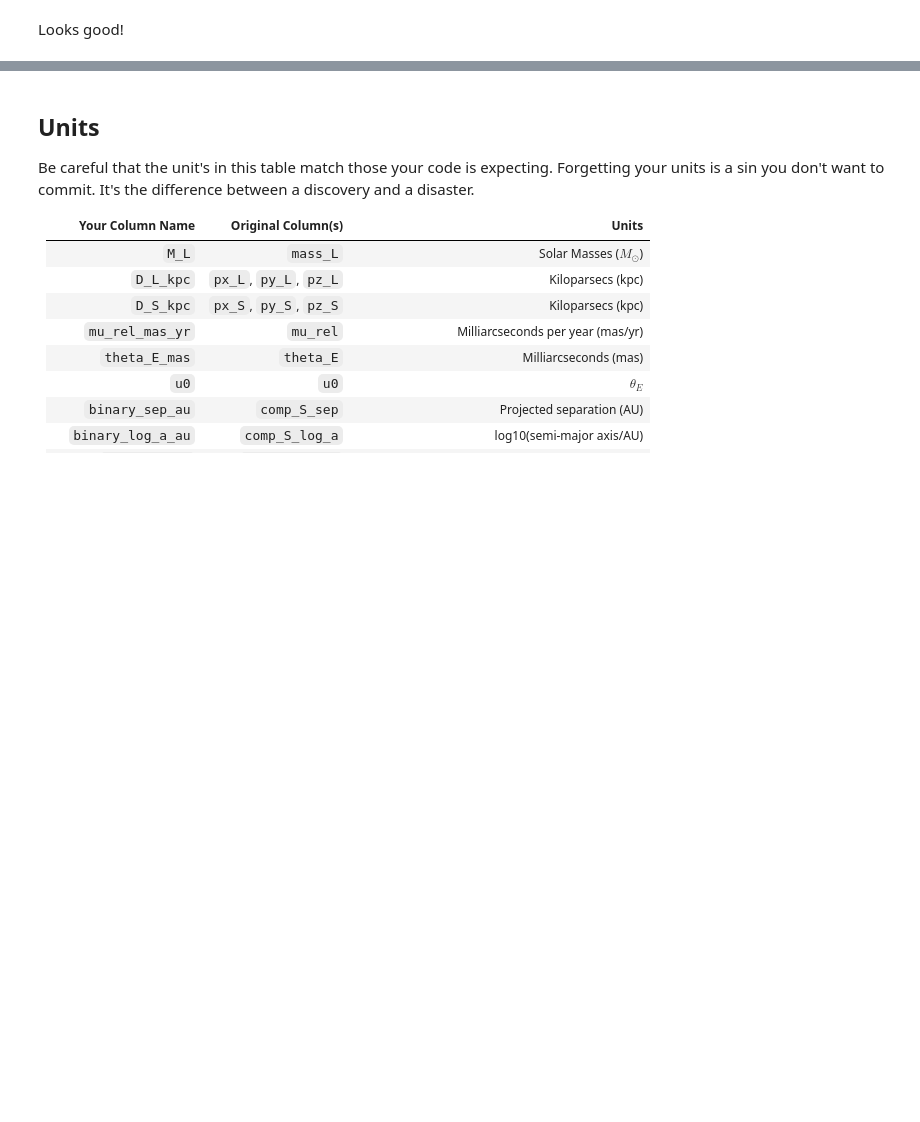
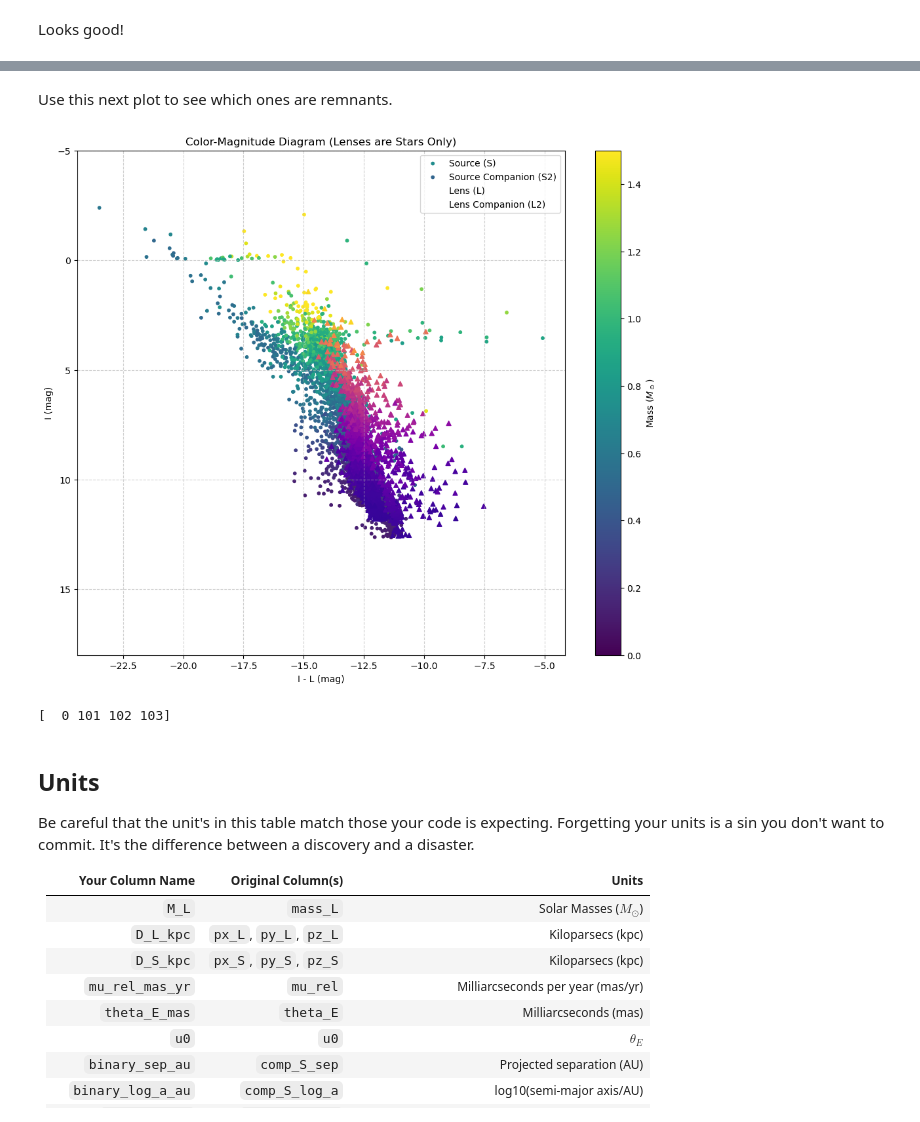
Before and after one commit to AmberLee2427/PopSyCLE-table, a Jupyter notebook: make_database.ipynb, the cells around one changed output, grey strips where cells are left out. Cells and saved outputs as stored; diff of their text form; code cells hidden in the pictures; blank space fills up the shorter version.

```diff
--- a/make_database.ipynb
+++ b/make_database.ipynb
@@ -633,3 +755,59 @@ Looks good!
+# %% [markdown]
+Use this next plot to see which ones are remnants.
+# %%
+import matplotlib.pyplot as plt
+import numpy as np
+
+# --- Data Preparation ---
+# Calculate the color for each population
+color_S = filtered_df_with_calcs['ubv_I_S'] - filtered_df_with_calcs['L_mag_S']
+color_S2 = filtered_df_with_calcs['comp_S_m_ubv_I'] - filtered_df_with_calcs['L_mag_comp_S']
+color_L = filtered_df_with_calcs['ubv_I_L'] - filtered_df_with_calcs['L_mag_L']
+color_L2 = filtered_df_with_calcs['comp_L_m_ubv_I'] - filtered_df_with_calcs['L_mag_comp_L']
+
+# --- Create a mask to select ONLY stars for the lens populations ---
+lens_is_star_mask = filtered_df_with_calcs['rem_id_L'] == 0
+# 0 - star
+# 101 - white dwarf
+# 102 - neutron star
+# 103 - black hole
+
+# --- Plotting ---
+plt.figure(figsize=(12, 10))
+
+# Plot Sources (no change here)
+sc = plt.scatter(color_S, filtered_df_with_calcs['ubv_I_S'],
+                 c=filtered_df_with_calcs['mass_S'],
+                 cmap='viridis', s=10, label='Source (S)', vmin=0, vmax=1.5)
+
+plt.scatter(color_S2, filtered_df_with_calcs['comp_S_m_ubv_I'],
+            c=filtered_df_with_calcs['comp_S_mass'],
+            cmap='viridis', s=10, label='Source Companion (S2)', vmin=0, vmax=1.5)
+
+# Plot Lenses using the new mask
+plt.scatter(color_L[lens_is_star_mask], filtered_df_with_calcs['ubv_I_L'][lens_is_star_mask],
+            c=filtered_df_with_calcs['mass_L'][lens_is_star_mask],
+            cmap='plasma', s=25, marker='^', label='Lens (L)', vmin=0, vmax=1.5)
+
+plt.scatter(color_L2[lens_is_star_mask], filtered_df_with_calcs['comp_L_m_ubv_I'][lens_is_star_mask],
+            c=filtered_df_with_calcs['comp_L_mass'][lens_is_star_mask],
+            cmap='plasma', s=25, marker='^', label='Lens Companion (L2)', vmin=0, vmax=1.5)
+
+# --- Final Touches ---
+cbar = plt.colorbar(sc, label='Mass ($M_\\odot$)')
+plt.xlabel('I - L (mag)')
+plt.ylabel('I (mag)')
+plt.title('Color-Magnitude Diagram (Lenses are Stars Only)')
+plt.legend()
+plt.ylim(18, -5) # Flipped y-axis for a proper CMD
+plt.grid(True, linestyle='--', alpha=0.6)
+plt.show()
+# %% [output]
+[figure, added]
+# %%
+print(filtered_df_with_calcs['rem_id_L'].unique())
+# %% [output]
+[  0 101 102 103]
 # %% [markdown]
 ## Units
 
```
Also changed, not shown: parts of 23 cells of this notebook, 9 other files.
